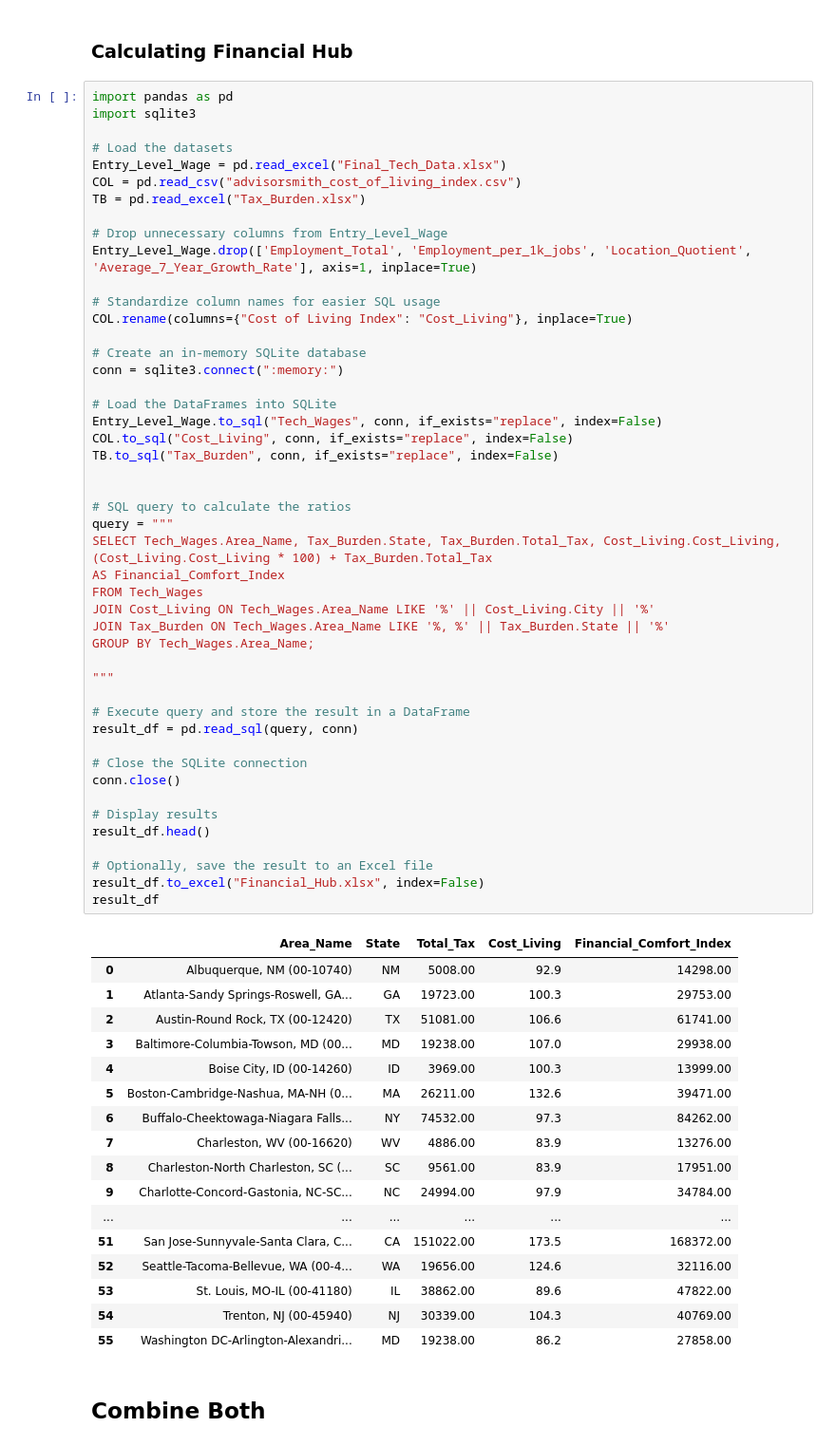
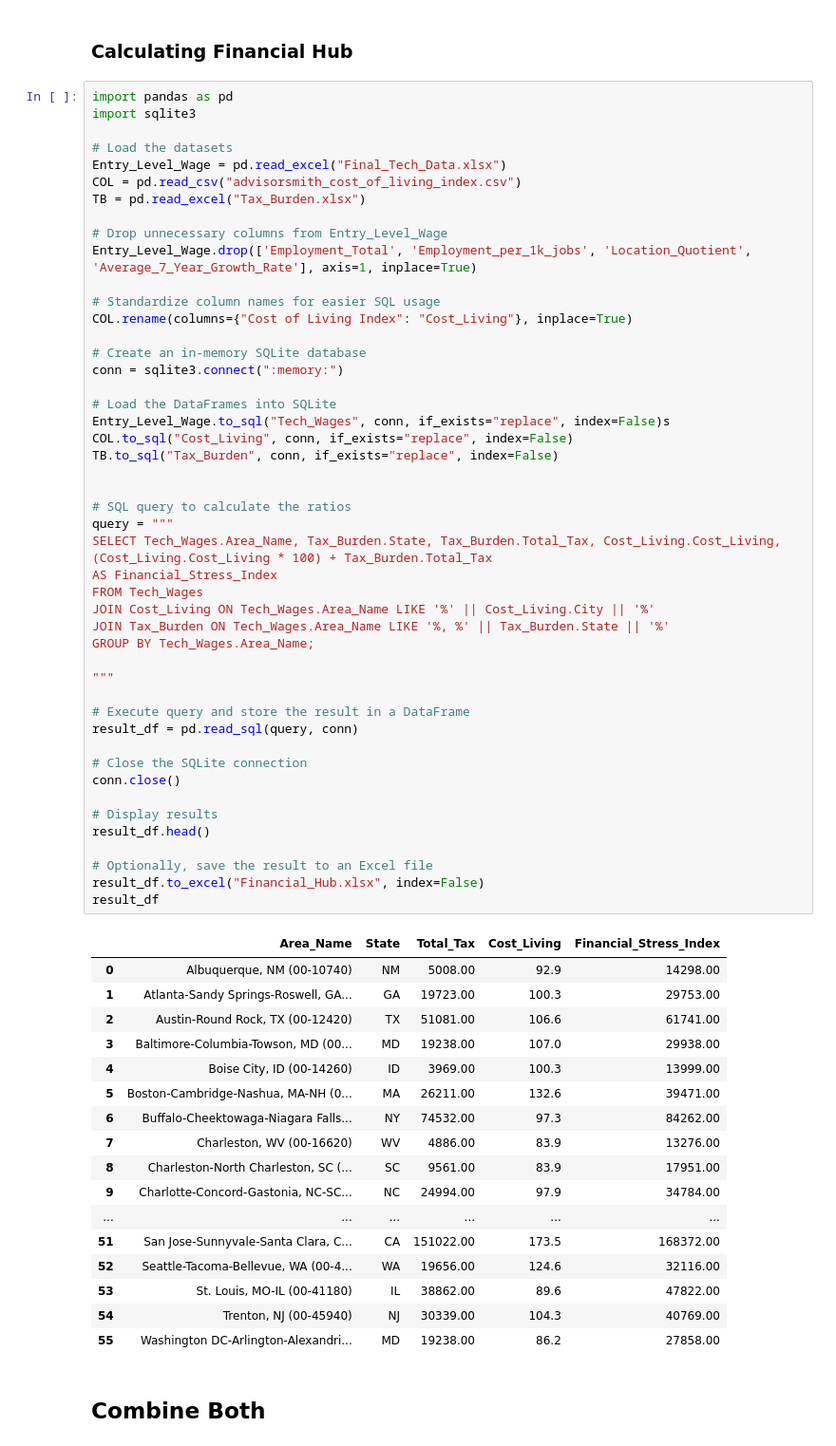
Before and after one commit to Makster04/Phase_3_Project, a Jupyter notebook: Notebook.ipynb, the cells around one changed output. Shown: that part at 95% size. Drawn from its saved outputs; the diff is of its cells as text.

```diff
--- a/Notebook.ipynb
+++ b/Notebook.ipynb
@@ -325,37 +325,37 @@ COL.rename(columns={"Cost of Living Index": "Cost_Living"}, inplace=True)
 conn = sqlite3.connect(":memory:")
 
 # Load the DataFrames into SQLite
-Entry_Level_Wage.to_sql("Tech_Wages", conn, if_exists="replace", index=False)
+Entry_Level_Wage.to_sql("Tech_Wages", conn, if_exists="replace", index=False)s
 COL.to_sql("Cost_Living", conn, if_exists="replace", index=False)
 TB.to_sql("Tax_Burden", conn, if_exists="replace", index=False)
 
 
 # SQL query to calculate the ratios
 query = """
 SELECT Tech_Wages.Area_Name, Tax_Burden.State, Tax_Burden.Total_Tax, Cost_Living.Cost_Living,
 (Cost_Living.Cost_Living * 100) + Tax_Burden.Total_Tax
-AS Financial_Comfort_Index
+AS Financial_Stress_Index
 FROM Tech_Wages
 JOIN Cost_Living ON Tech_Wages.Area_Name LIKE '%' || Cost_Living.City || '%'
 JOIN Tax_Burden ON Tech_Wages.Area_Name LIKE '%, %' || Tax_Burden.State || '%'
 GROUP BY Tech_Wages.Area_Name;
 
 """
 
 # Execute query and store the result in a DataFrame
 result_df = pd.read_sql(query, conn)
 
 # Close the SQLite connection
 conn.close()
 
 # Display results
 result_df.head()
 
 # Optionally, save the result to an Excel file
 result_df.to_excel("Financial_Hub.xlsx", index=False)
 result_df
 # %% [output]
-|  | Area_Name | State | Total_Tax | Cost_Living | Financial_Comfort_Index |
+|  | Area_Name | State | Total_Tax | Cost_Living | Financial_Stress_Index |
 | 0 | Albuquerque, NM (00-10740) | NM | 5008.00 | 92.9 | 14298.00 |
 | 1 | Atlanta-Sandy Springs-Roswell, GA... | GA | 19723.00 | 100.3 | 29753.00 |
 | 2 | Austin-Round Rock, TX (00-12420) | TX | 51081.00 | 106.6 | 61741.00 |
```
Also changed, not shown: parts of 13 cells of this notebook, 7 other files.
